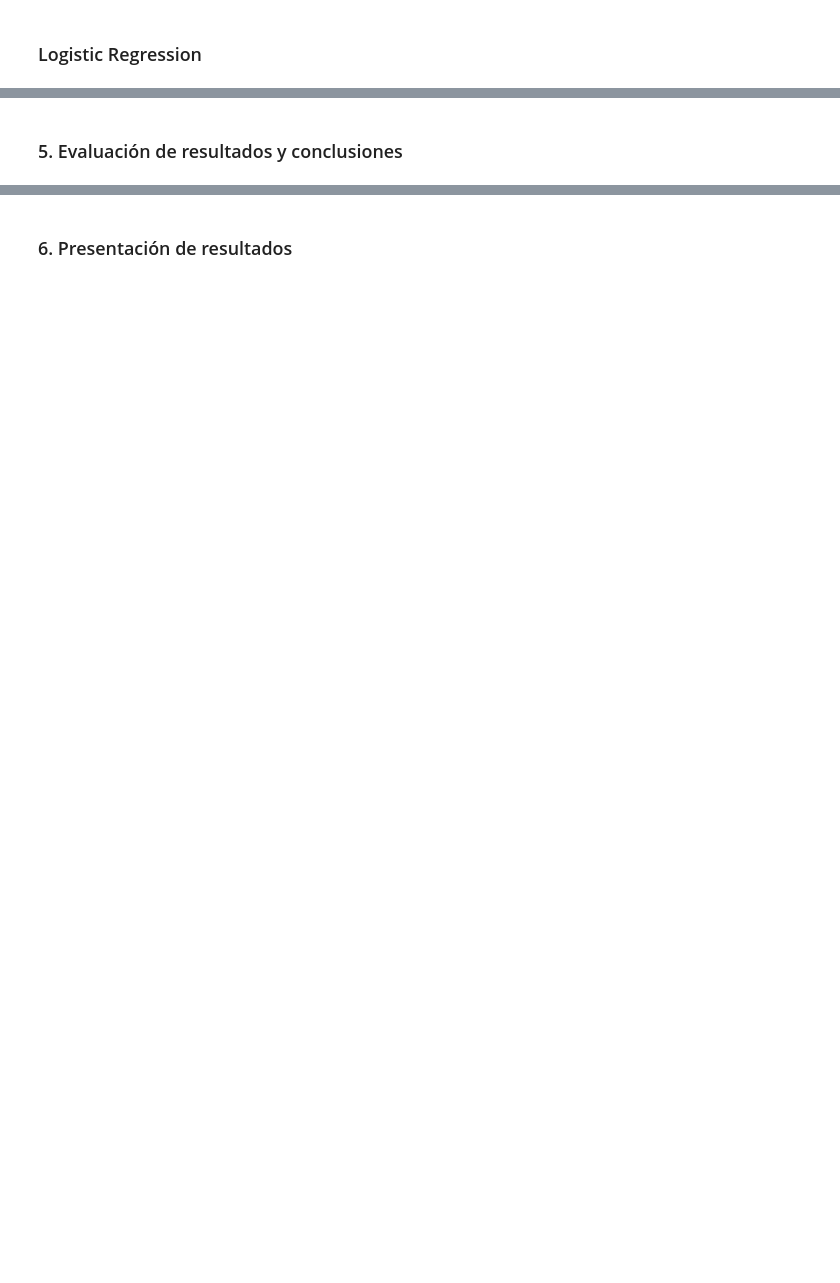
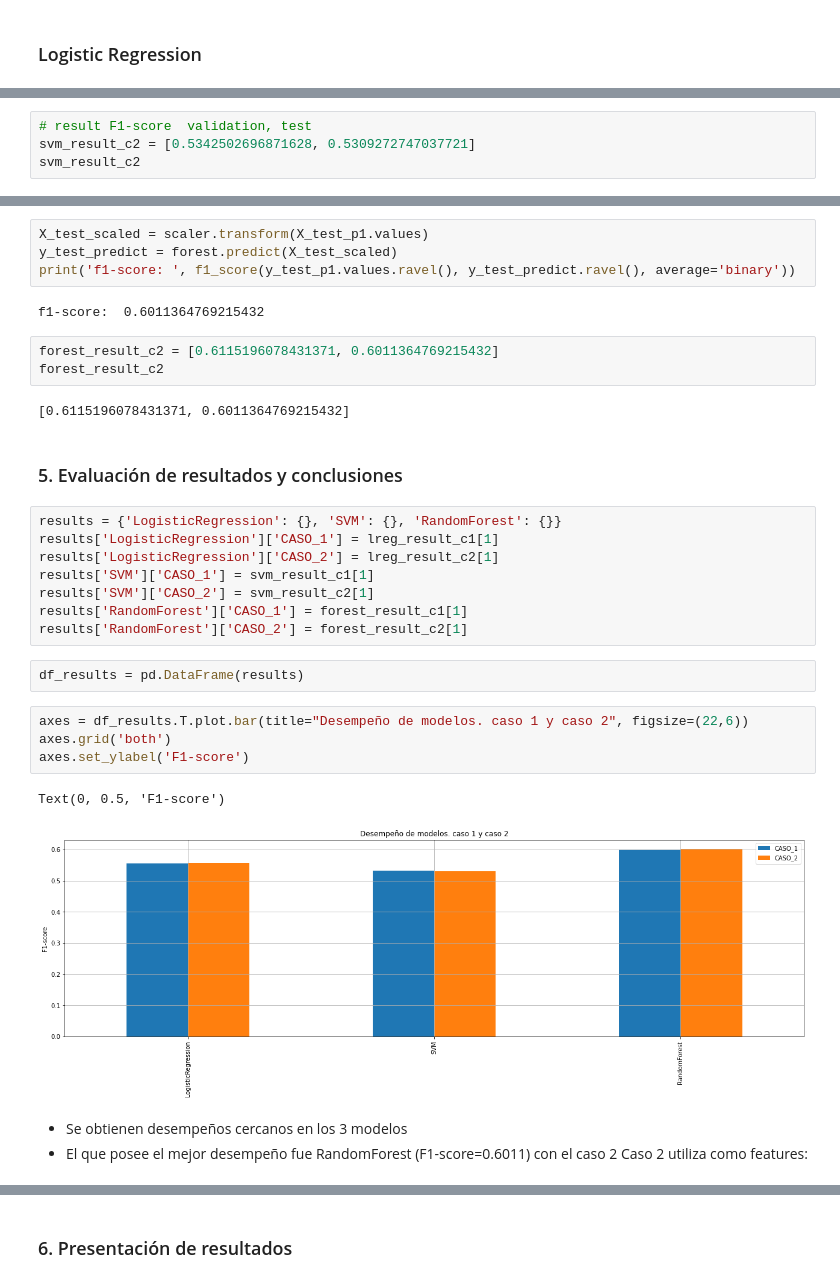
Before and after one commit to freddy120/ad_ceia, a Jupyter notebook: notebooks/tpintegrador/TP Integrador Análisis de datos.ipynb, the cells around one changed output, grey strips where cells are left out. Cells and saved outputs as stored; diff of their text form; blank space fills up the shorter version.

```diff
--- a/notebooks/tpintegrador/TP Integrador Análisis de datos.ipynb
+++ b/notebooks/tpintegrador/TP Integrador Análisis de datos.ipynb
@@ -1251,0 +1186,4 @@ KeyboardInterrupt:
+# %%
+# result F1-score  validation, test
+svm_result_c2 = [0.5342502696871628, 0.5309272747037721]
+svm_result_c2
@@ -1252,2 +1210,34 @@ KeyboardInterrupt:
+# %%
+X_test_scaled = scaler.transform(X_test_p1.values)
+y_test_predict = forest.predict(X_test_scaled)
+print('f1-score: ', f1_score(y_test_p1.values.ravel(), y_test_predict.ravel(), average='binary'))
+# %% [output]
+f1-score:  0.6011364769215432
+# %%
+forest_result_c2 = [0.6115196078431371, 0.6011364769215432]
+forest_result_c2
+# %% [output]
+[0.6115196078431371, 0.6011364769215432]
 # %% [markdown]
 ### 5. Evaluación de resultados y conclusiones
+# %%
+results = {'LogisticRegression': {}, 'SVM': {}, 'RandomForest': {}}
+results['LogisticRegression']['CASO_1'] = lreg_result_c1[1]
+results['LogisticRegression']['CASO_2'] = lreg_result_c2[1]
+results['SVM']['CASO_1'] = svm_result_c1[1]
+results['SVM']['CASO_2'] = svm_result_c2[1]
+results['RandomForest']['CASO_1'] = forest_result_c1[1]
+results['RandomForest']['CASO_2'] = forest_result_c2[1]
+# %%
+df_results = pd.DataFrame(results)
+# %%
+axes = df_results.T.plot.bar(title="Desempeño de modelos. caso 1 y caso 2", figsize=(22,6))
+axes.grid('both')
+axes.set_ylabel('F1-score')
+# %% [output]
+Text(0, 0.5, 'F1-score')
+[figure, added]
+# %% [markdown]
+* Se obtienen desempeños cercanos en los 3 modelos
+* El que posee el mejor desempeño fue RandomForest (F1-score=0.6011) con el caso 2
+Caso 2 utiliza como features:
```
Also changed, not shown: parts of 221 cells of this notebook.
